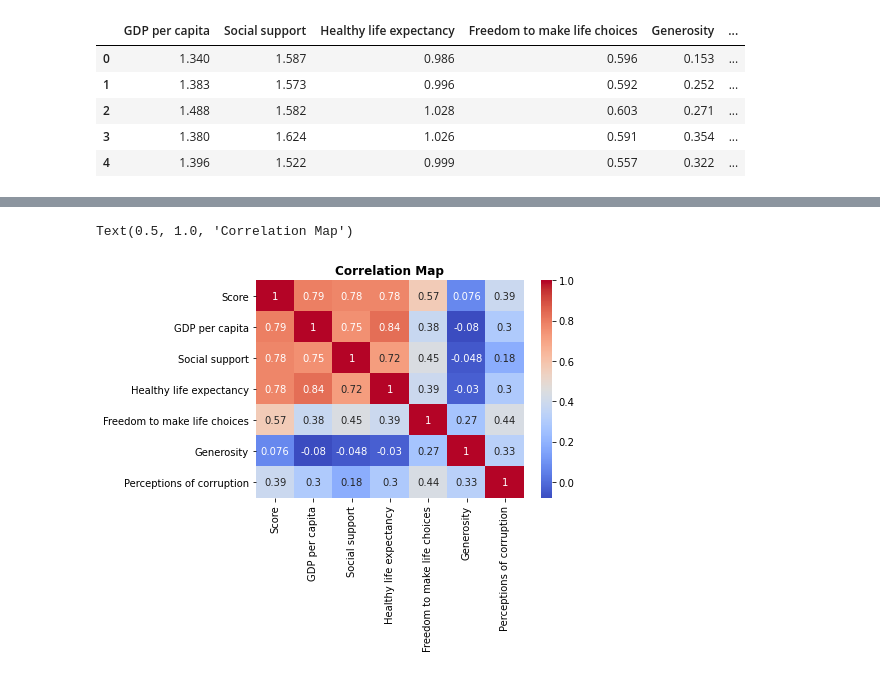
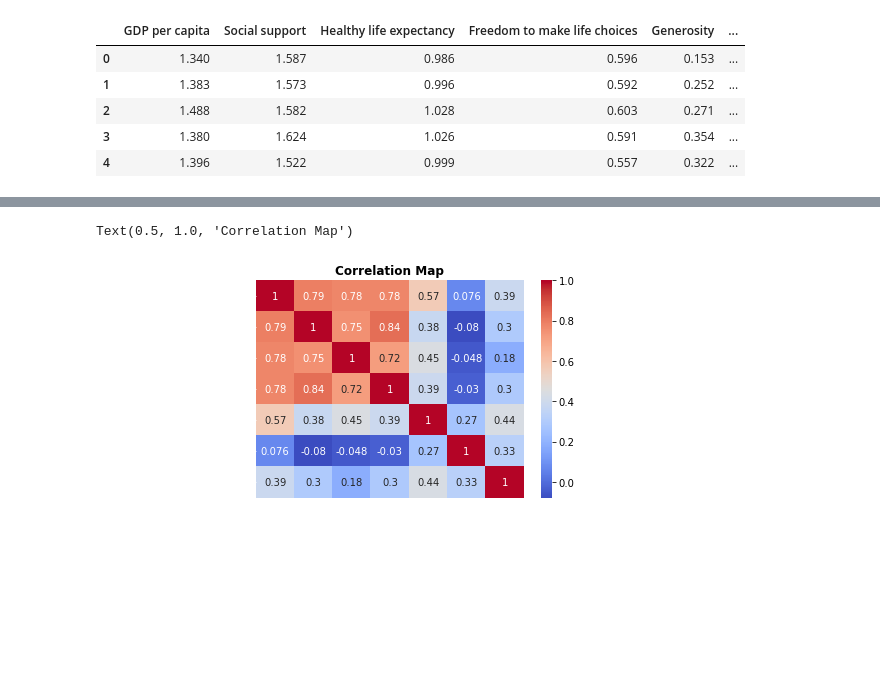
Before and after one commit to kevinsmith78/Happiness, a Jupyter notebook: ML.ipynb, the cells around one changed output, grey strips where cells are left out. Saved outputs shown, nothing was run; the diff lists cells and outputs as text; code cells hidden in the pictures.

```diff
--- a/ML.ipynb
+++ b/ML.ipynb
@@ -251,8 +253,11 @@ d1.corr()
 | Perceptions of corruption | 0.385613 | 0.298920 | 0.181899 | 0.295283 | 0.438843 | 0.326538 | ... |
 # %%
 heatMap = sns.heatmap(d1.corr(), cmap="coolwarm", annot=True)
+heatMap.tick_params(axis="x", colors="white")
+heatMap.tick_params(axis="y", colors="white")
+plt.savefig("Corr.png")
 
 plt.title("Correlation Map", weight="bold")
 # %% [output]
 Text(0.5, 1.0, 'Correlation Map')
-[figure, old version]
+[figure, new version]
```
Also changed, not shown: parts of 4 cells of this notebook, 1 other file.
